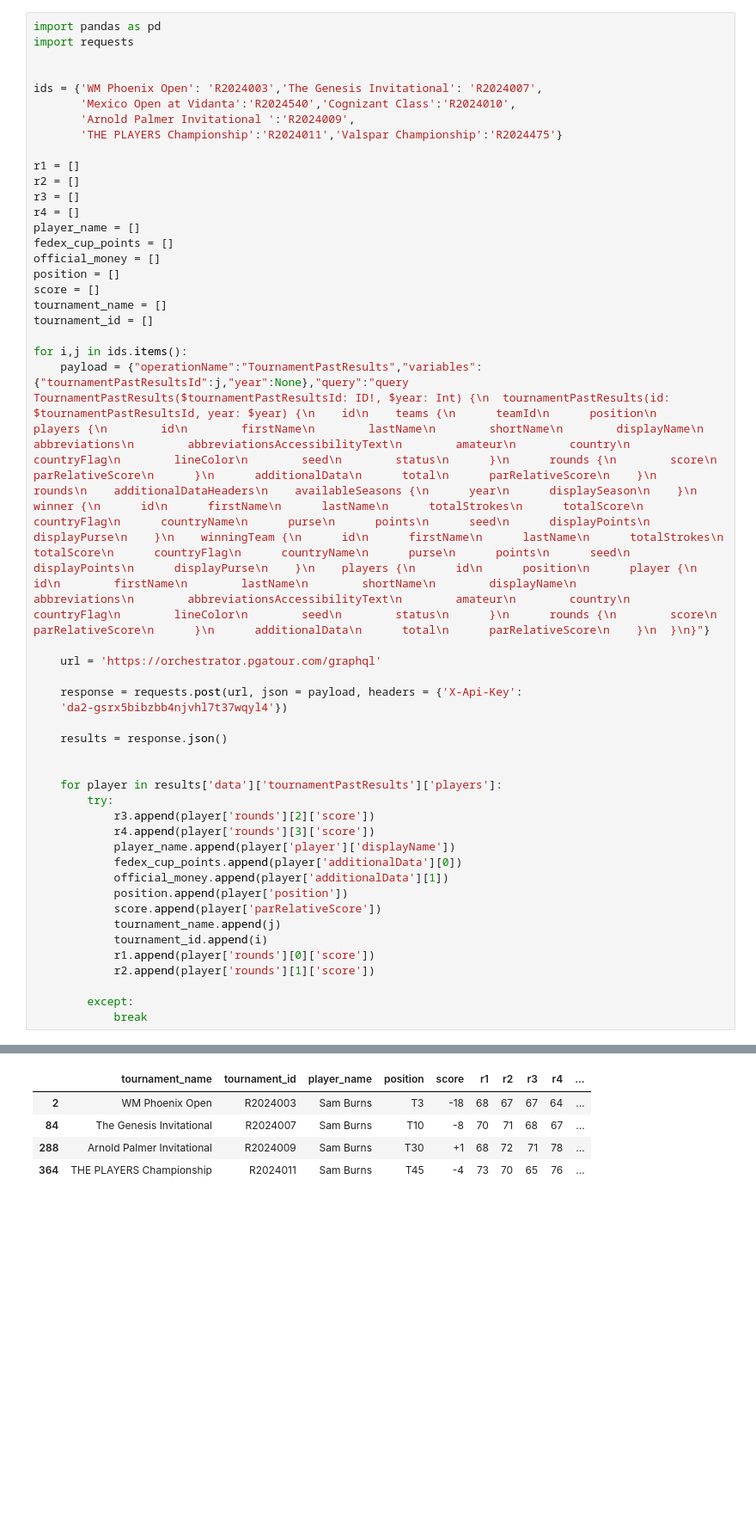
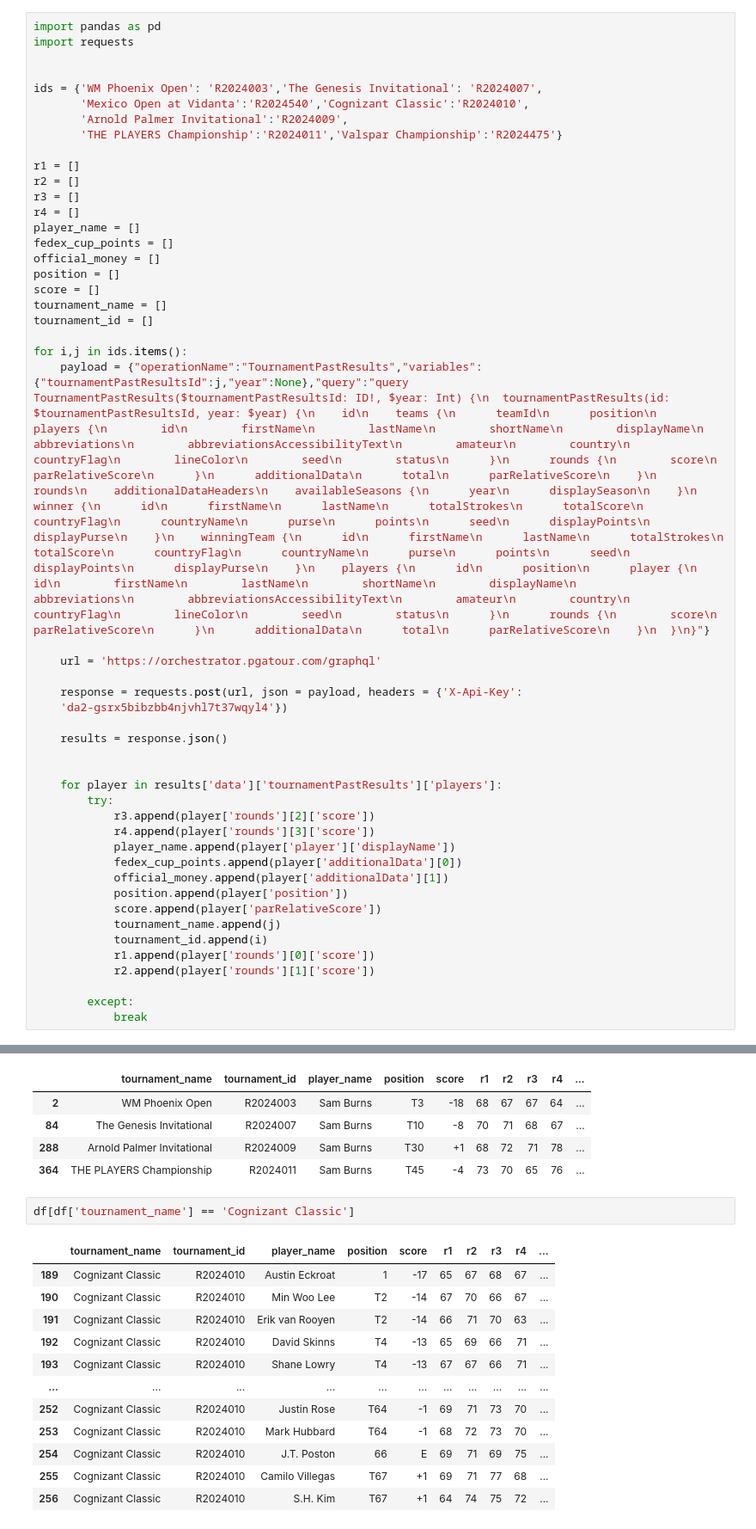
Before and after one commit to 80penguin80/pga_pool_app, a Jupyter notebook: result_scraper.ipynb, the cells around one changed output, grey strips where cells are left out. Shown at 86% size. Cells and saved outputs as stored; diff of their text form; blank space fills up the shorter version.

```diff
--- a/result_scraper.ipynb
+++ b/result_scraper.ipynb
@@ -4,8 +4,8 @@ import requests
 
 
 ids = {'WM Phoenix Open': 'R2024003','The Genesis Invitational': 'R2024007',
-       'Mexico Open at Vidanta':'R2024540','Cognizant Class':'R2024010',
-       'Arnold Palmer Invitational ':'R2024009',
+       'Mexico Open at Vidanta':'R2024540','Cognizant Classic':'R2024010',
+       'Arnold Palmer Invitational':'R2024009',
        'THE PLAYERS Championship':'R2024011','Valspar Championship':'R2024475'}
 
 r1 = []
@@ -94,3 +94,18 @@ df[df['player_name'] == 'Sam Burns']
 | 84 | The Genesis Invitational | R2024007 | Sam Burns | T10 | -8 | 70 | 71 | 68 | 67 | ... |
 | 288 | Arnold Palmer Invitational | R2024009 | Sam Burns | T30 | +1 | 68 | 72 | 71 | 78 | ... |
 | 364 | THE PLAYERS Championship | R2024011 | Sam Burns | T45 | -4 | 73 | 70 | 65 | 76 | ... |
+# %%
+df[df['tournament_name'] == 'Cognizant Classic']
+# %% [output]
+|  | tournament_name | tournament_id | player_name | position | score | r1 | r2 | r3 | r4 | ... |
+| 189 | Cognizant Classic | R2024010 | Austin Eckroat | 1 | -17 | 65 | 67 | 68 | 67 | ... |
+| 190 | Cognizant Classic | R2024010 | Min Woo Lee | T2 | -14 | 67 | 70 | 66 | 67 | ... |
+| 191 | Cognizant Classic | R2024010 | Erik van Rooyen | T2 | -14 | 66 | 71 | 70 | 63 | ... |
+| 192 | Cognizant Classic | R2024010 | David Skinns | T4 | -13 | 65 | 69 | 66 | 71 | ... |
+| 193 | Cognizant Classic | R2024010 | Shane Lowry | T4 | -13 | 67 | 67 | 66 | 71 | ... |
+| ... | ... | ... | ... | ... | ... | ... | ... | ... | ... | ... |
+| 252 | Cognizant Classic | R2024010 | Justin Rose | T64 | -1 | 69 | 71 | 73 | 70 | ... |
+| 253 | Cognizant Classic | R2024010 | Mark Hubbard | T64 | -1 | 68 | 72 | 73 | 70 | ... |
+| 254 | Cognizant Classic | R2024010 | J.T. Poston | 66 | E | 69 | 71 | 69 | 75 | ... |
+| 255 | Cognizant Classic | R2024010 | Camilo Villegas | T67 | +1 | 69 | 71 | 77 | 68 | ... |
+| 256 | Cognizant Classic | R2024010 | S.H. Kim | T67 | +1 | 64 | 74 | 75 | 72 | ... |
```
Also changed, not shown: parts of 2 cells of this notebook, 1 other file.
